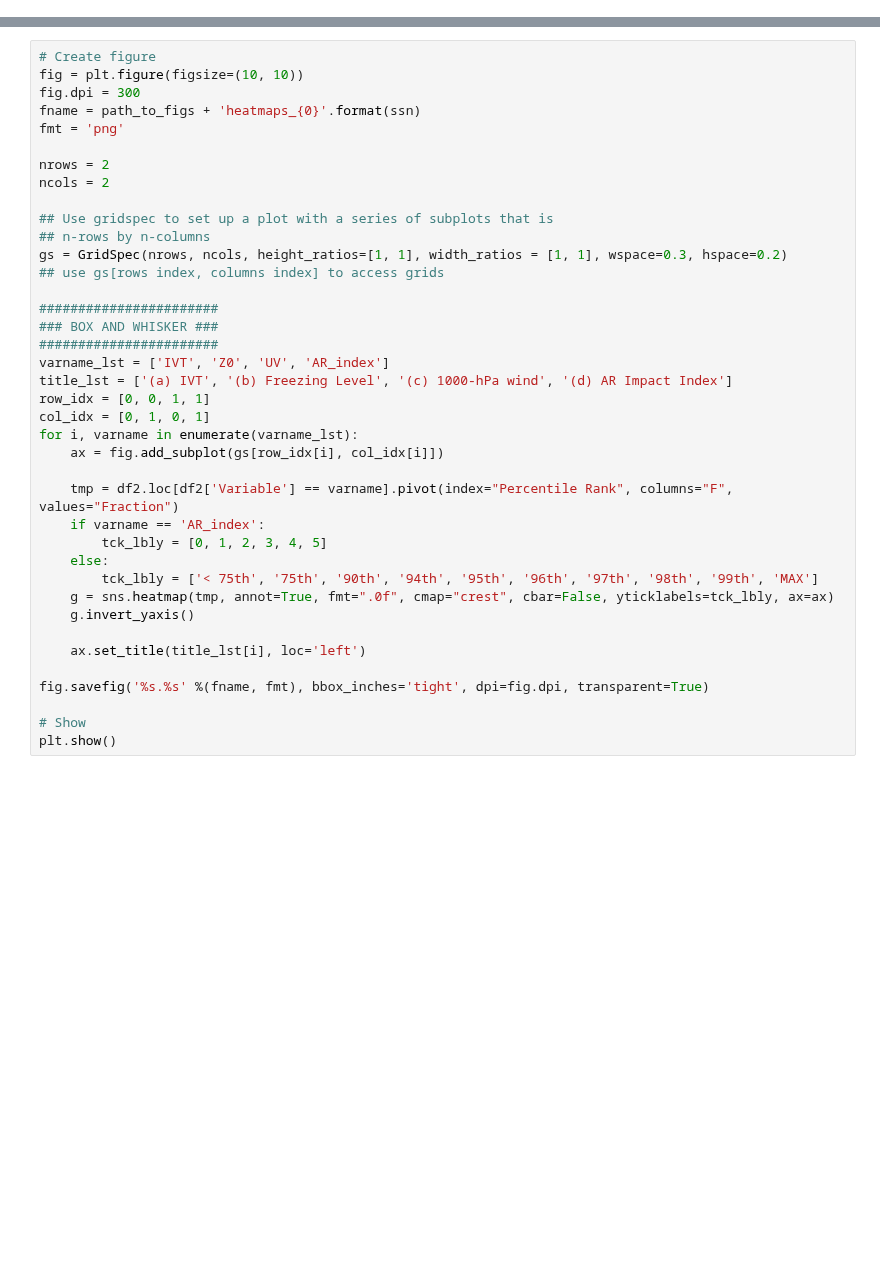
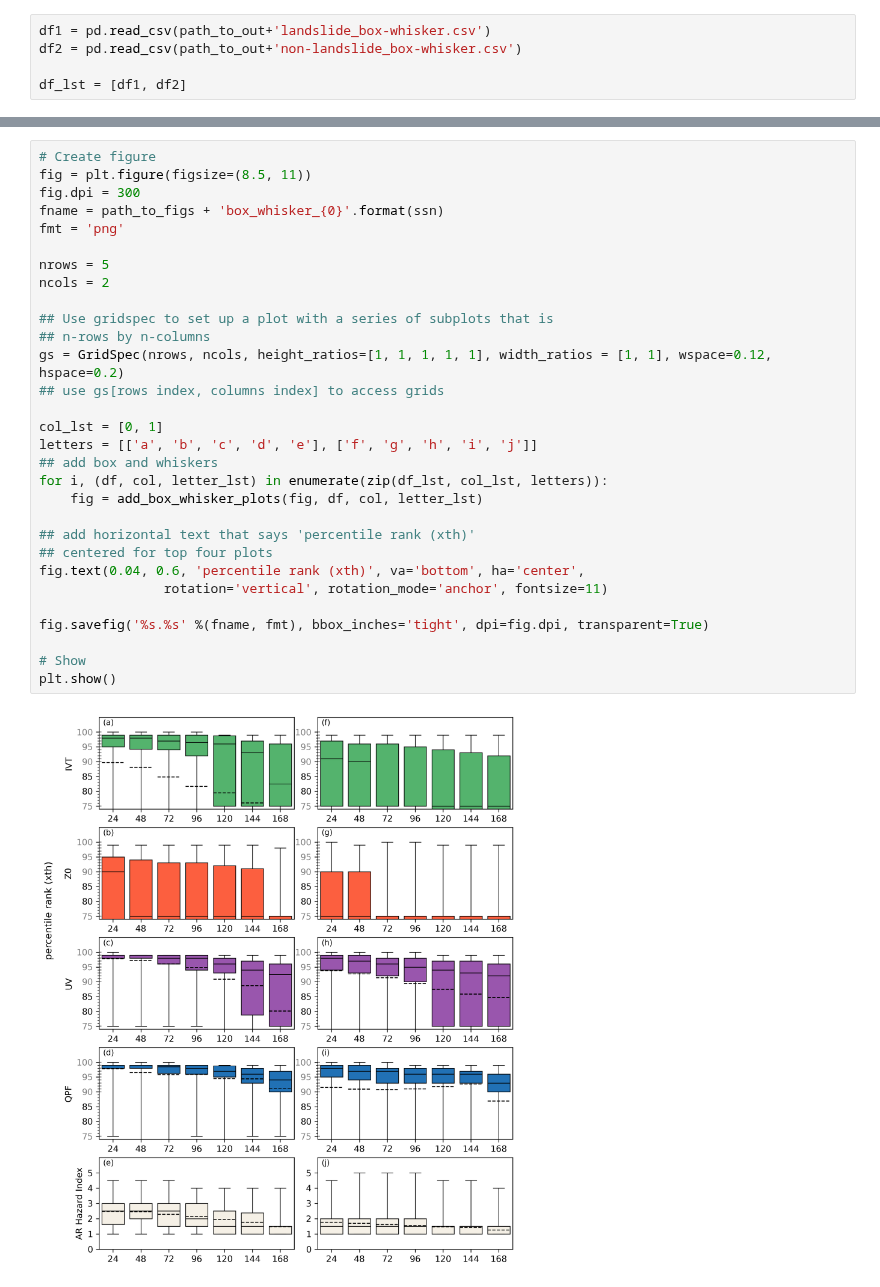
Before and after one commit to dlnash/SEAK_AR_impacts, a Jupyter notebook: analysis/box_whisker_landslide_dates.ipynb, the cells around one changed output, grey strips where cells are left out. Cells and saved outputs as stored; diff of their text form; blank space fills up the shorter version.

```diff
--- a/analysis/box_whisker_landslide_dates.ipynb
+++ b/analysis/box_whisker_landslide_dates.ipynb
@@ -154 +34,6 @@ NameError: name 'df' is not defined
+# %%
+df1 = pd.read_csv(path_to_out+'landslide_box-whisker.csv')
+df2 = pd.read_csv(path_to_out+'non-landslide_box-whisker.csv')
+
+df_lst = [df1, df2]
 # %%
@@ -261,39 +139,32 @@ df2
 # %%
 # Create figure
-fig = plt.figure(figsize=(10, 10))
+fig = plt.figure(figsize=(8.5, 11))
 fig.dpi = 300
-fname = path_to_figs + 'heatmaps_{0}'.format(ssn)
+fname = path_to_figs + 'box_whisker_{0}'.format(ssn)
 fmt = 'png'
 
-nrows = 2
+nrows = 5
 ncols = 2
 
 ## Use gridspec to set up a plot with a series of subplots that is
 ## n-rows by n-columns
-gs = GridSpec(nrows, ncols, height_ratios=[1, 1], width_ratios = [1, 1], wspace=0.3, hspace=0.2)
+gs = GridSpec(nrows, ncols, height_ratios=[1, 1, 1, 1, 1], width_ratios = [1, 1], wspace=0.12, hspace=0.2)
 ## use gs[rows index, columns index] to access grids
 
-#######################
-### BOX AND WHISKER ###
-#######################
-varname_lst = ['IVT', 'Z0', 'UV', 'AR_index']
-title_lst = ['(a) IVT', '(b) Freezing Level', '(c) 1000-hPa wind', '(d) AR Impact Index']
-row_idx = [0, 0, 1, 1]
-col_idx = [0, 1, 0, 1]
-for i, varname in enumerate(varname_lst):
-    ax = fig.add_subplot(gs[row_idx[i], col_idx[i]])
+col_lst = [0, 1]
+letters = [['a', 'b', 'c', 'd', 'e'], ['f', 'g', 'h', 'i', 'j']]
+## add box and whiskers
+for i, (df, col, letter_lst) in enumerate(zip(df_lst, col_lst, letters)):
+    fig = add_box_whisker_plots(fig, df, col, letter_lst)
 
-    tmp = df2.loc[df2['Variable'] == varname].pivot(index="Percentile Rank", columns="F", values="Fraction")
-    if varname == 'AR_index':
-        tck_lbly = [0, 1, 2, 3, 4, 5]
-    else:
-        tck_lbly = ['< 75th', '75th', '90th', '94th', '95th', '96th', '97th', '98th', '99th', 'MAX']
-    g = sns.heatmap(tmp, annot=True, fmt=".0f", cmap="crest", cbar=False, yticklabels=tck_lbly, ax=ax)
-    g.invert_yaxis()
-
-    ax.set_title(title_lst[i], loc='left')
+## add horizontal text that says 'percentile rank (xth)'
+## centered for top four plots
+fig.text(0.04, 0.6, 'percentile rank (xth)', va='bottom', ha='center',
+                rotation='vertical', rotation_mode='anchor', fontsize=11)
 
 fig.savefig('%s.%s' %(fname, fmt), bbox_inches='tight', dpi=fig.dpi, transparent=True)
 
 # Show
 plt.show()
+# %% [output]
+[figure, added]
```
Also changed, not shown: parts of 9 cells of this notebook, 51 other files.
